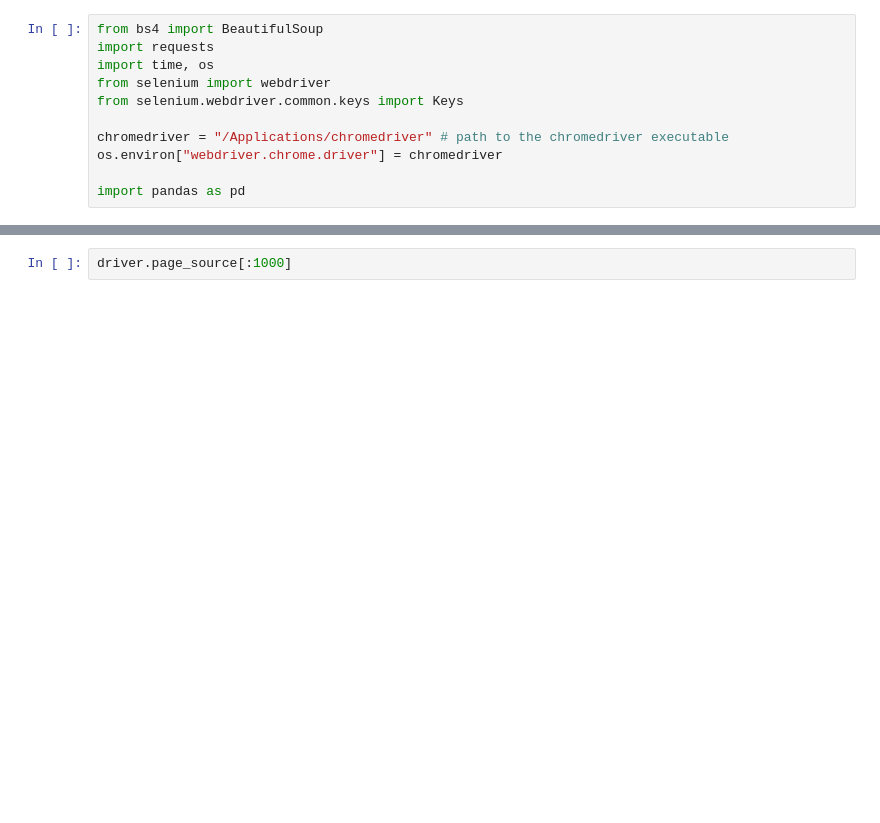
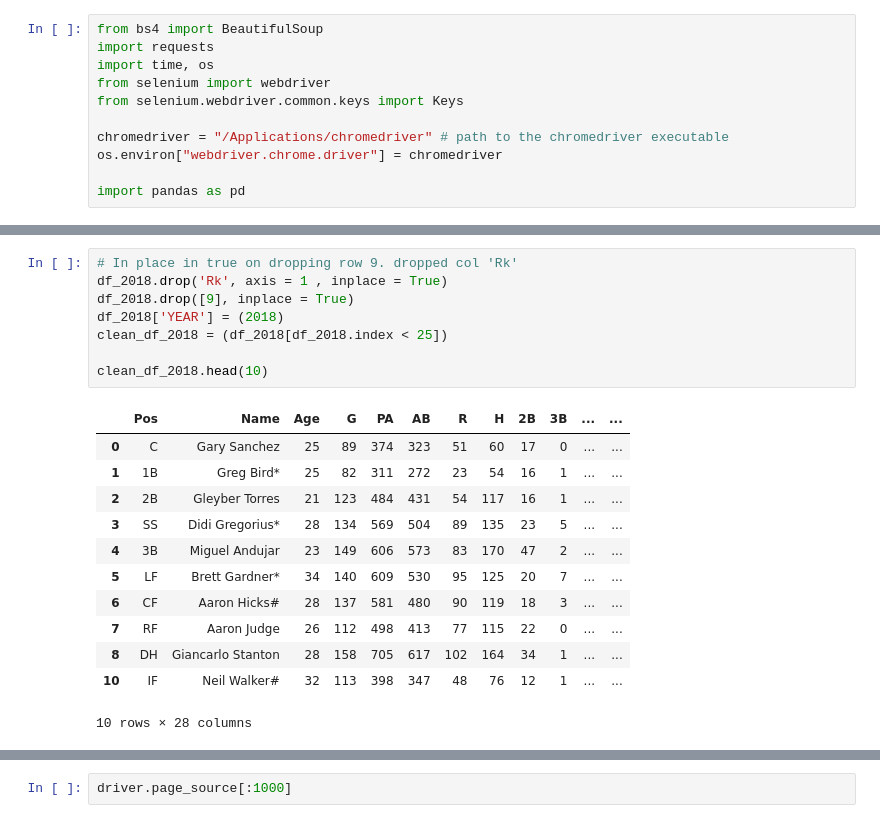
Before and after one commit to Ezuniga13/Home-Run-regression, a Jupyter notebook: Bronx Bombers.ipynb, the cells around one changed output, grey strips where cells are left out. Saved outputs shown, nothing was run; the diff lists cells and outputs as text; blank space fills up the shorter version.

```diff
--- a/Bronx Bombers.ipynb
+++ b/Bronx Bombers.ipynb
@@ -15,0 +68,21 @@ url_2018 = ""
+# %%
+# In place in true on dropping row 9. dropped col 'Rk'
+df_2018.drop('Rk', axis = 1 , inplace = True)
+df_2018.drop([9], inplace = True)
+df_2018['YEAR'] = (2018)
+clean_df_2018 = (df_2018[df_2018.index < 25])
+
+clean_df_2018.head(10)
+# %% [output]
+|  | Pos | Name | Age | G | PA | AB | R | H | 2B | 3B | ... | ... |
+| 0 | C | Gary Sanchez | 25 | 89 | 374 | 323 | 51 | 60 | 17 | 0 | ... | ... |
+| 1 | 1B | Greg Bird* | 25 | 82 | 311 | 272 | 23 | 54 | 16 | 1 | ... | ... |
+| 2 | 2B | Gleyber Torres | 21 | 123 | 484 | 431 | 54 | 117 | 16 | 1 | ... | ... |
+| 3 | SS | Didi Gregorius* | 28 | 134 | 569 | 504 | 89 | 135 | 23 | 5 | ... | ... |
+| 4 | 3B | Miguel Andujar | 23 | 149 | 606 | 573 | 83 | 170 | 47 | 2 | ... | ... |
+| 5 | LF | Brett Gardner* | 34 | 140 | 609 | 530 | 95 | 125 | 20 | 7 | ... | ... |
+| 6 | CF | Aaron Hicks# | 28 | 137 | 581 | 480 | 90 | 119 | 18 | 3 | ... | ... |
+| 7 | RF | Aaron Judge | 26 | 112 | 498 | 413 | 77 | 115 | 22 | 0 | ... | ... |
+| 8 | DH | Giancarlo Stanton | 28 | 158 | 705 | 617 | 102 | 164 | 34 | 1 | ... | ... |
+| 10 | IF | Neil Walker# | 32 | 113 | 398 | 347 | 48 | 76 | 12 | 1 | ... | ... |
+10 rows × 28 columns
```
Also changed, not shown: parts of 14 cells of this notebook.
